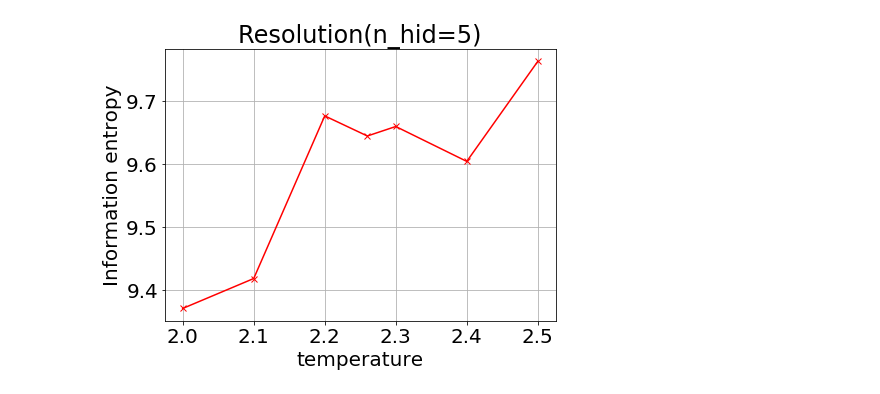
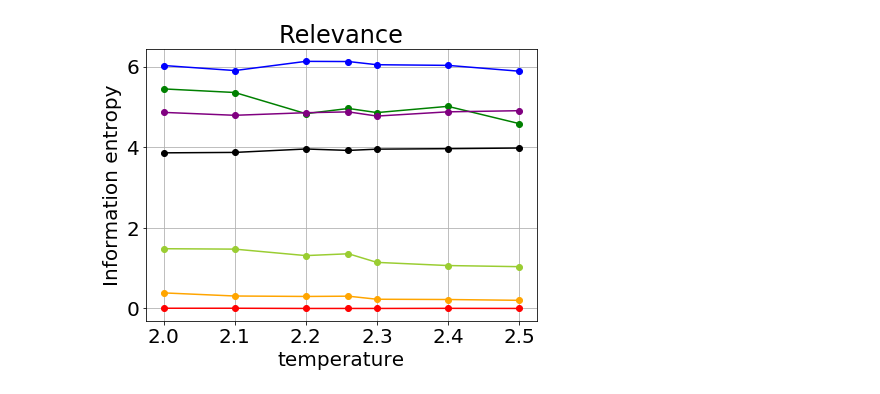
Before and after one commit to physicaone/physicaone, a Jupyter notebook: RRbyTemp.ipynb, the cells around one changed output. Drawn from its saved outputs; the diff is of its cells as text; code cells hidden in the pictures.

```diff
--- a/RRbyTemp.ipynb
+++ b/RRbyTemp.ipynb
@@ -312,40 +353,40 @@ listHk_5.append(get_H_k(T_25x_5, T_25y_5))
 # %%
 plt.figure(figsize=(7,5))
     # assist
 # x_assi1=np.linspace(100, 10000, num=len(listcons2_25)); y_assi1=listcons2_25
 
-# plt.plot(list_T, listHs_32, color='black', marker='x')
-# plt.plot(list_T, listHs_20, color='r', marker='x')
-# plt.plot(list_T, listHs_16, color='r', marker='x')
-# plt.plot(list_T, listHs_10, color='r', marker='x')
-# plt.plot(list_T, listHs_8, color='r', marker='x')
-plt.plot(list_T, listHs_5, color='r', marker='x')
-# plt.plot(list_T, listHs_4, color='purple', marker='x')
+# plt.plot(list_T, listHs_32, color='red', marker='x')
+# plt.plot(list_T, listHs_20, color='orange', marker='x')
+# plt.plot(list_T, listHs_16, color='yellowgreen', marker='x')
+# plt.plot(list_T, listHs_10, color='green', marker='x')
+# plt.plot(list_T, listHs_8, color='blue', marker='x')
+# plt.plot(list_T, listHs_5, color='purple', marker='x')
+# plt.plot(list_T, listHs_4, color='black', marker='x')
 
-# plt.plot(list_T, listHk_32, color='black', marker='x')
-# plt.plot(list_T, listHk_20, color='r', marker='x')
-# plt.plot(list_T, listHk_16, color='orange', marker='x')
-# plt.plot(list_T, listHk_10, color='yellow', marker='x')
-# plt.plot(list_T, listHk_8, color='g', marker='x')
-# plt.plot(list_T, listHk_5, color='b', marker='x')
-# plt.plot(list_T, listHk_4, color='purple', marker='x')
+plt.plot(list_T, listHk_32, color='red', marker='o')
+plt.plot(list_T, listHk_20, color='orange', marker='o')
+plt.plot(list_T, listHk_16, color='yellowgreen', marker='o')
+plt.plot(list_T, listHk_10, color='green', marker='o')
+plt.plot(list_T, listHk_8, color='blue', marker='o')
+plt.plot(list_T, listHk_5, color='purple', marker='o')
+plt.plot(list_T, listHk_4, color='black', marker='o')
 
 # plt.xscale('log', basex=2)
 # plt.yscale('log', basey=2)
 plt.grid(True)
 # plt.legend(['H[s](simul.)(|M| x 1)', 'H[k](simul.)(|M| x 1)',
 
 #            ],
 #            loc='lower right', bbox_to_anchor=(1.8, 0.01),
 #            ncol=1, fancybox=True, shadow=True)
 plt.xlabel('temperature', fontsize=20)
 plt.ylabel('Information entropy', fontsize=20)
-plt.title('Resolution(n_hid=5)')
+plt.title('Relevance')
 # plt.text(350, 0.1, '~$k^{2.1}$ ', fontsize=20)
 plt.rcParams["font.size"] = "20"
 # plt.axis([0, 150, 0, 30])
-plt.savefig('image/ResVsTemp(n_hid=5).png', dpi=300)
+plt.savefig('image/RelVsTemp.png', dpi=300)
 plt.plot()
 plt.show()
 # %% [output]
-[figure, old version]
+[figure, new version]
```
Also changed, not shown: parts of 4 cells of this notebook.
